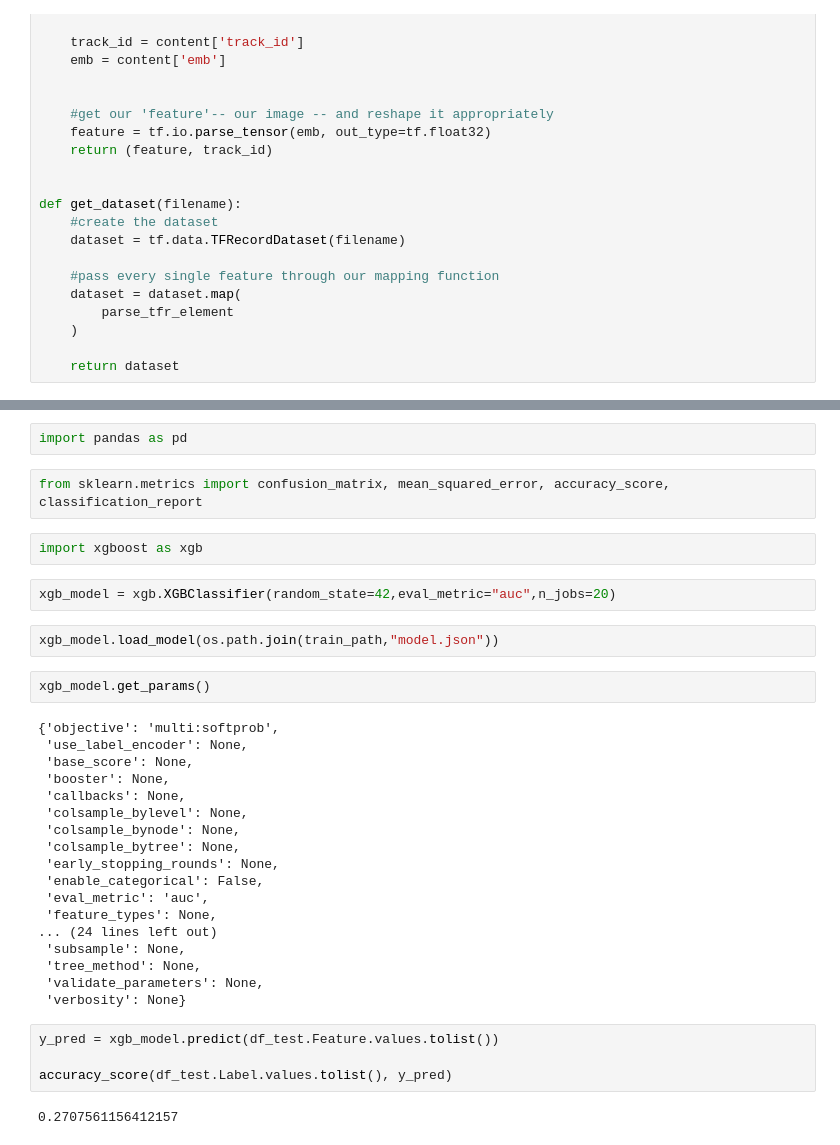
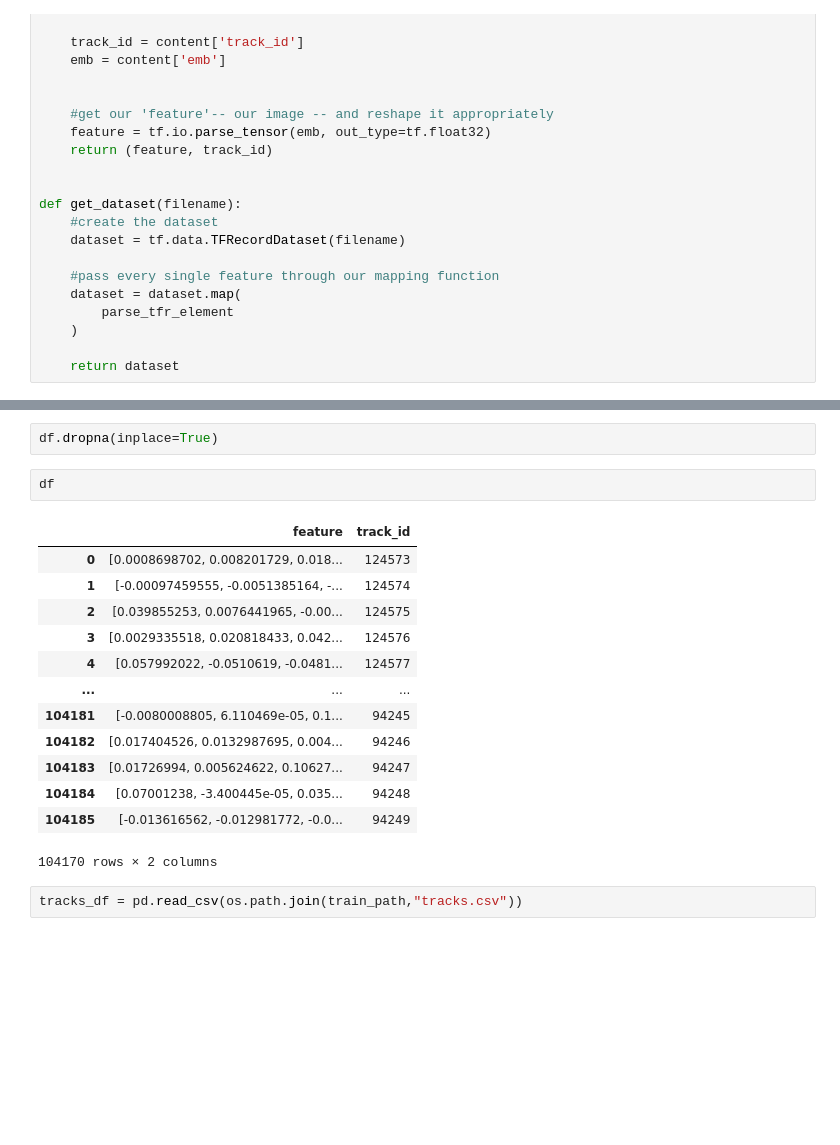
Before and after one commit to Sette/hmc, a Jupyter notebook: sabotage-trainning/notebooks/3 - Train.ipynb, the cells around one changed output, grey strips where cells are left out. Saved outputs shown, nothing was run; the diff lists cells and outputs as text; blank space fills up the shorter version.

```diff
--- a/sabotage-trainning/notebooks/3 - Train.ipynb
+++ b/sabotage-trainning/notebooks/3 - Train.ipynb
@@ -322,36 +203,20 @@ df
-# %%
-import pandas as pd
-# %%
-from sklearn.metrics import confusion_matrix, mean_squared_error, accuracy_score, classification_report
-# %%
-import xgboost as xgb
-# %%
-xgb_model = xgb.XGBClassifier(random_state=42,eval_metric="auc",n_jobs=20)
+# %%
+df.dropna(inplace=True)
+# %%
+df
+# %% [output]
+|  | feature | track_id |
+| 0 | [0.0008698702, 0.008201729, 0.018... | 124573 |
+| 1 | [-0.00097459555, -0.0051385164, -... | 124574 |
+| 2 | [0.039855253, 0.0076441965, -0.00... | 124575 |
+| 3 | [0.0029335518, 0.020818433, 0.042... | 124576 |
+| 4 | [0.057992022, -0.0510619, -0.0481... | 124577 |
+| ... | ... | ... |
+| 104181 | [-0.0080008805, 6.110469e-05, 0.1... | 94245 |
+| 104182 | [0.017404526, 0.0132987695, 0.004... | 94246 |
+| 104183 | [0.01726994, 0.005624622, 0.10627... | 94247 |
+| 104184 | [0.07001238, -3.400445e-05, 0.035... | 94248 |
+| 104185 | [-0.013616562, -0.012981772, -0.0... | 94249 |
+104170 rows × 2 columns
 # %%
-xgb_model.load_model(os.path.join(train_path,"model.json"))
+tracks_df = pd.read_csv(os.path.join(train_path,"tracks.csv"))
-# %%
-xgb_model.get_params()
-# %% [output]
-{'objective': 'multi:softprob',
- 'use_label_encoder': None,
- 'base_score': None,
- 'booster': None,
- 'callbacks': None,
- 'colsample_bylevel': None,
- 'colsample_bynode': None,
- 'colsample_bytree': None,
- 'early_stopping_rounds': None,
- 'enable_categorical': False,
- 'eval_metric': 'auc',
- 'feature_types': None,
-... (24 lines left out)
- 'subsample': None,
- 'tree_method': None,
- 'validate_parameters': None,
- 'verbosity': None}
-# %%
-y_pred = xgb_model.predict(df_test.Feature.values.tolist())
-
-accuracy_score(df_test.Label.values.tolist(), y_pred)
-# %% [output]
-0.2707561156412157
```
Also changed, not shown: parts of 46 cells of this notebook.
